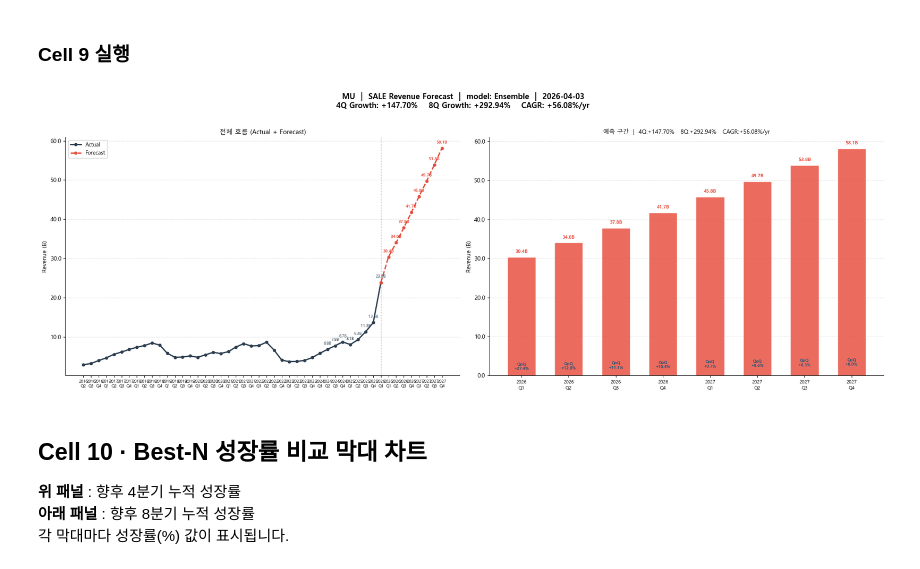
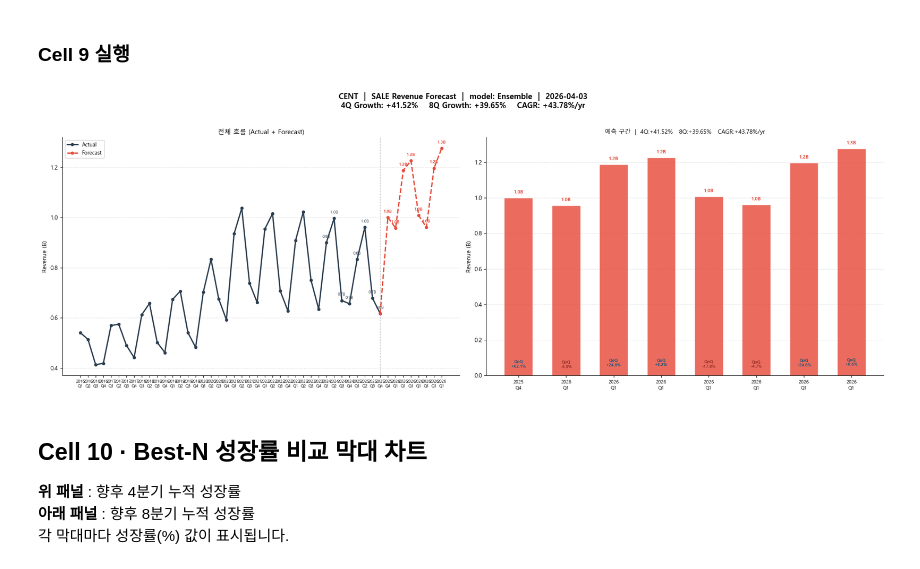
Before and after one commit to stox74/stock_forecast, a Jupyter notebook: US_Market/analysis/미국전기업_매출_예측/us_revenue_analysis_notebook.ipynb, the cells around one changed output. Cells and saved outputs as stored; diff of their text form; code cells hidden in the pictures.

```diff
--- a/US_Market/analysis/미국전기업_매출_예측/us_revenue_analysis_notebook.ipynb
+++ b/US_Market/analysis/미국전기업_매출_예측/us_revenue_analysis_notebook.ipynb
@@ -280,8 +280,8 @@ print("[OK] fetch_forecast 함수 정의 완료")
 
 `TEST_TICKER` / `TEST_MODEL` 을 원하는 값으로 변경하세요.
 # %%
-TEST_TICKER = "JBSS"
-TEST_MODEL  = "Ensemble"   # SARIMA / ETS / Prophet / LSTM / Theta / Ensemble
+TEST_TICKER = "RTO"
+TEST_MODEL  = "Theta"   # SARIMA / ETS / Prophet / LSTM / Theta / Ensemble
 
 res = fetch_forecast(TEST_TICKER, TEST_MODEL)
 div, unit = unit_divisor(res["actual_df"]["value"].max())
@@ -673,12 +673,12 @@ print("[OK] plot_ticker_forecast 함수 정의 완료")
 # %% [markdown]
 ### Cell 9 실행
 # %%
-CHART_TICKER = "MU"     # ← 변경
+CHART_TICKER = "CENT"     # ← 변경
 CHART_MODEL  = "Ensemble"  # ← 변경
 
 plot_ticker_forecast(CHART_TICKER, CHART_MODEL)
 # %% [output]
-[figure, old version]
+[figure, new version]
 # %% [markdown]
 ## Cell 10 · Best-N 성장률 비교 막대 차트
 
```
Also changed, not shown: parts of 3 cells of this notebook, 17 other files.
